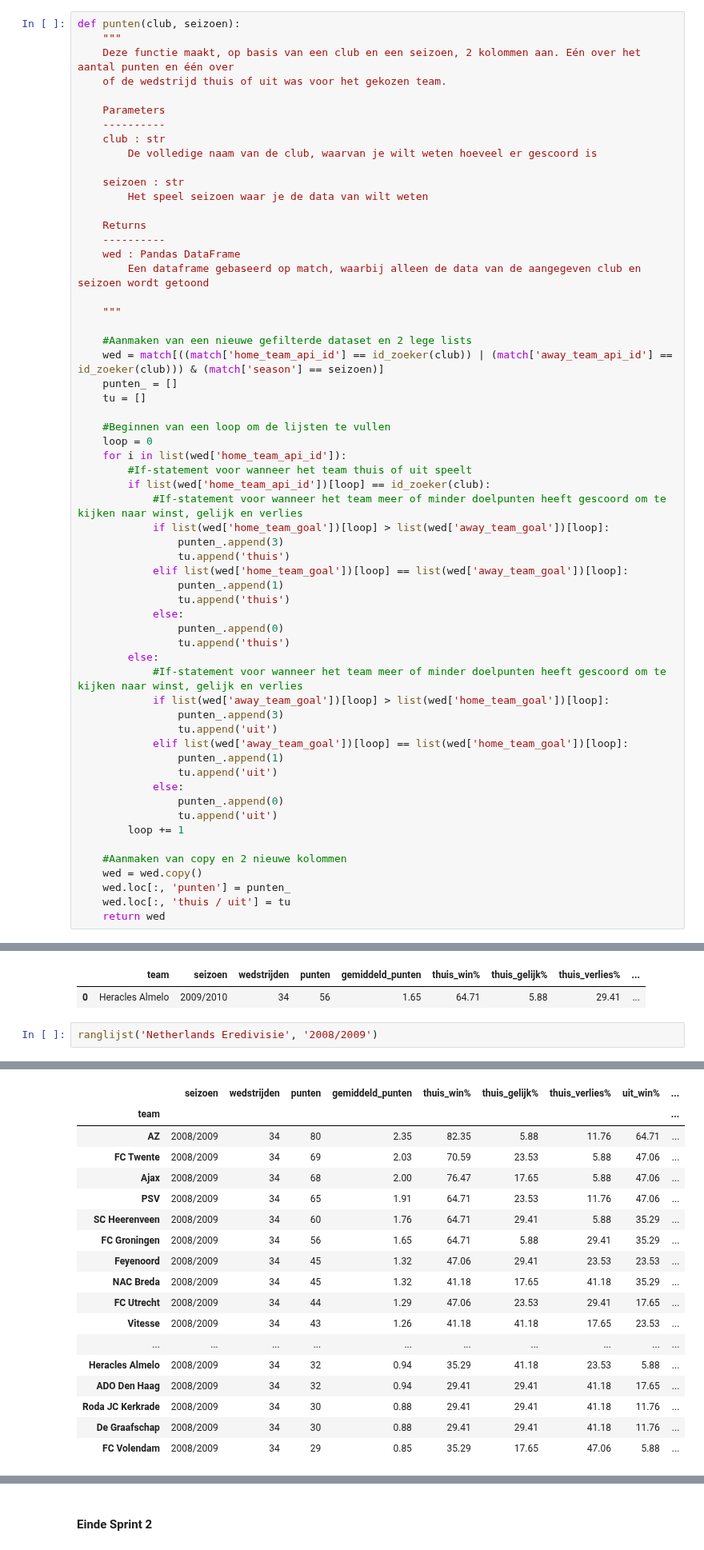
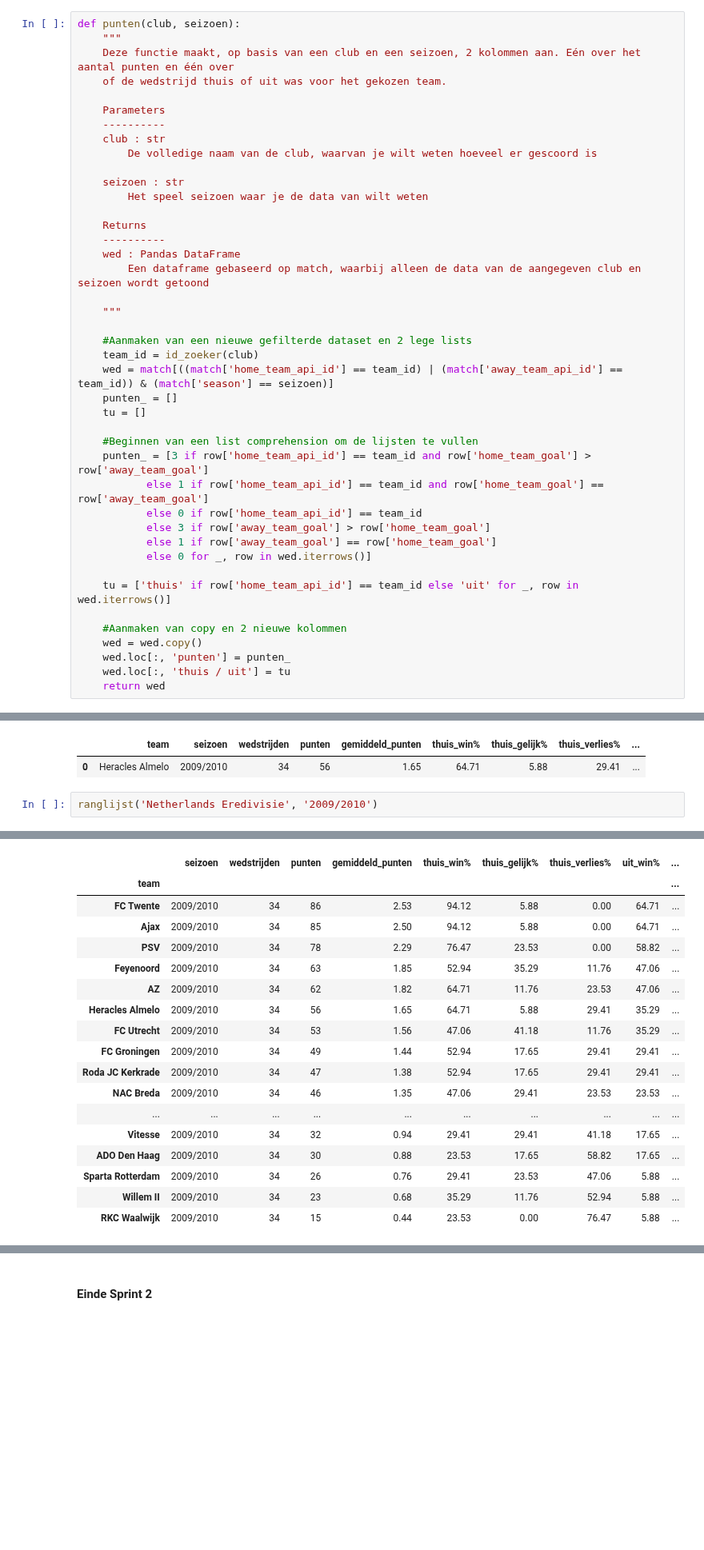
Before and after one commit to BJHeemskerk/DataLab2_2023, a Jupyter notebook: DataLab2_Groep_3B.ipynb, the cells around one changed output, grey strips where cells are left out. Shown at 80% size. Saved outputs shown, nothing was run; the diff lists cells and outputs as text; blank space fills up the shorter version.

```diff
--- a/DataLab2_Groep_3B.ipynb
+++ b/DataLab2_Groep_3B.ipynb
@@ -266,37 +269,20 @@ def punten(club, seizoen):
     """
 
     #Aanmaken van een nieuwe gefilterde dataset en 2 lege lists
-    wed = match[((match['home_team_api_id'] == id_zoeker(club)) | (match['away_team_api_id'] == id_zoeker(club))) & (match['season'] == seizoen)]
+    team_id = id_zoeker(club)
+    wed = match[((match['home_team_api_id'] == team_id) | (match['away_team_api_id'] == team_id)) & (match['season'] == seizoen)]
     punten_ = []
     tu = []
 
-    #Beginnen van een loop om de lijsten te vullen
-    loop = 0
-    for i in list(wed['home_team_api_id']):
-        #If-statement voor wanneer het team thuis of uit speelt
-        if list(wed['home_team_api_id'])[loop] == id_zoeker(club):
-            #If-statement voor wanneer het team meer of minder doelpunten heeft gescoord om te kijken naar winst, gelijk en verlies
-            if list(wed['home_team_goal'])[loop] > list(wed['away_team_goal'])[loop]:
-                punten_.append(3)
-                tu.append('thuis')
-            elif list(wed['home_team_goal'])[loop] == list(wed['away_team_goal'])[loop]:
-                punten_.append(1)
-                tu.append('thuis')
-            else:
-                punten_.append(0)
-                tu.append('thuis')
-        else:
-            #If-statement voor wanneer het team meer of minder doelpunten heeft gescoord om te kijken naar winst, gelijk en verlies
-            if list(wed['away_team_goal'])[loop] > list(wed['home_team_goal'])[loop]:
-                punten_.append(3)
-                tu.append('uit')
-            elif list(wed['away_team_goal'])[loop] == list(wed['home_team_goal'])[loop]:
-                punten_.append(1)
-                tu.append('uit')
-            else:
-                punten_.append(0)
-                tu.append('uit')
-        loop += 1
+    #Beginnen van een list comprehension om de lijsten te vullen
+    punten_ = [3 if row['home_team_api_id'] == team_id and row['home_team_goal'] > row['away_team_goal']
+           else 1 if row['home_team_api_id'] == team_id and row['home_team_goal'] == row['away_team_goal']
+           else 0 if row['home_team_api_id'] == team_id
+           else 3 if row['away_team_goal'] > row['home_team_goal']
+           else 1 if row['away_team_goal'] == row['home_team_goal']
+           else 0 for _, row in wed.iterrows()]
+
+    tu = ['thuis' if row['home_team_api_id'] == team_id else 'uit' for _, row in wed.iterrows()]
 
     #Aanmaken van copy en 2 nieuwe kolommen
     wed = wed.copy()
@@ -435,5 +421,5 @@ statistiek('Heracles Almelo', '2009/2010')
 |  | team | seizoen | wedstrijden | punten | gemiddeld_punten | thuis_win% | thuis_gelijk% | thuis_verlies% | ... |
 | 0 | Heracles Almelo | 2009/2010 | 34 | 56 | 1.65 | 64.71 | 5.88 | 29.41 | ... |
 # %%
-ranglijst('Netherlands Eredivisie', '2008/2009')
+ranglijst('Netherlands Eredivisie', '2009/2010')
 # %% [output]
@@ -441,19 +427,19 @@ stats season 2008/2009 from Netherlands Eredivisie
 100.0% This adventure was brought to you by Group 3B...............................
 |  | seizoen | wedstrijden | punten | gemiddeld_punten | thuis_win% | thuis_gelijk% | thuis_verlies% | uit_win% | ... |
 | team |  |  |  |  |  |  |  |  | ... |
-| AZ | 2008/2009 | 34 | 80 | 2.35 | 82.35 | 5.88 | 11.76 | 64.71 | ... |
-| FC Twente | 2008/2009 | 34 | 69 | 2.03 | 70.59 | 23.53 | 5.88 | 47.06 | ... |
-| Ajax | 2008/2009 | 34 | 68 | 2.00 | 76.47 | 17.65 | 5.88 | 47.06 | ... |
-| PSV | 2008/2009 | 34 | 65 | 1.91 | 64.71 | 23.53 | 11.76 | 47.06 | ... |
-| SC Heerenveen | 2008/2009 | 34 | 60 | 1.76 | 64.71 | 29.41 | 5.88 | 35.29 | ... |
-| FC Groningen | 2008/2009 | 34 | 56 | 1.65 | 64.71 | 5.88 | 29.41 | 35.29 | ... |
-| Feyenoord | 2008/2009 | 34 | 45 | 1.32 | 47.06 | 29.41 | 23.53 | 23.53 | ... |
-| NAC Breda | 2008/2009 | 34 | 45 | 1.32 | 41.18 | 17.65 | 41.18 | 35.29 | ... |
-| FC Utrecht | 2008/2009 | 34 | 44 | 1.29 | 47.06 | 23.53 | 29.41 | 17.65 | ... |
-| Vitesse | 2008/2009 | 34 | 43 | 1.26 | 41.18 | 41.18 | 17.65 | 23.53 | ... |
+| FC Twente | 2009/2010 | 34 | 86 | 2.53 | 94.12 | 5.88 | 0.00 | 64.71 | ... |
+| Ajax | 2009/2010 | 34 | 85 | 2.50 | 94.12 | 5.88 | 0.00 | 64.71 | ... |
+| PSV | 2009/2010 | 34 | 78 | 2.29 | 76.47 | 23.53 | 0.00 | 58.82 | ... |
+| Feyenoord | 2009/2010 | 34 | 63 | 1.85 | 52.94 | 35.29 | 11.76 | 47.06 | ... |
+| AZ | 2009/2010 | 34 | 62 | 1.82 | 64.71 | 11.76 | 23.53 | 47.06 | ... |
+| Heracles Almelo | 2009/2010 | 34 | 56 | 1.65 | 64.71 | 5.88 | 29.41 | 35.29 | ... |
+| FC Utrecht | 2009/2010 | 34 | 53 | 1.56 | 47.06 | 41.18 | 11.76 | 35.29 | ... |
+| FC Groningen | 2009/2010 | 34 | 49 | 1.44 | 52.94 | 17.65 | 29.41 | 29.41 | ... |
+| Roda JC Kerkrade | 2009/2010 | 34 | 47 | 1.38 | 52.94 | 17.65 | 29.41 | 29.41 | ... |
+| NAC Breda | 2009/2010 | 34 | 46 | 1.35 | 47.06 | 29.41 | 23.53 | 23.53 | ... |
 | ... | ... | ... | ... | ... | ... | ... | ... | ... | ... |
-| Heracles Almelo | 2008/2009 | 34 | 32 | 0.94 | 35.29 | 41.18 | 23.53 | 5.88 | ... |
-| ADO Den Haag | 2008/2009 | 34 | 32 | 0.94 | 29.41 | 29.41 | 41.18 | 17.65 | ... |
-| Roda JC Kerkrade | 2008/2009 | 34 | 30 | 0.88 | 29.41 | 29.41 | 41.18 | 11.76 | ... |
-| De Graafschap | 2008/2009 | 34 | 30 | 0.88 | 29.41 | 29.41 | 41.18 | 11.76 | ... |
-| FC Volendam | 2008/2009 | 34 | 29 | 0.85 | 35.29 | 17.65 | 47.06 | 5.88 | ... |
+| Vitesse | 2009/2010 | 34 | 32 | 0.94 | 29.41 | 29.41 | 41.18 | 17.65 | ... |
+| ADO Den Haag | 2009/2010 | 34 | 30 | 0.88 | 23.53 | 17.65 | 58.82 | 17.65 | ... |
+| Sparta Rotterdam | 2009/2010 | 34 | 26 | 0.76 | 29.41 | 23.53 | 47.06 | 5.88 | ... |
+| Willem II | 2009/2010 | 34 | 23 | 0.68 | 35.29 | 11.76 | 52.94 | 5.88 | ... |
+| RKC Waalwijk | 2009/2010 | 34 | 15 | 0.44 | 23.53 | 0.00 | 76.47 | 5.88 | ... |
```
Also changed, not shown: parts of 23 cells of this notebook.
